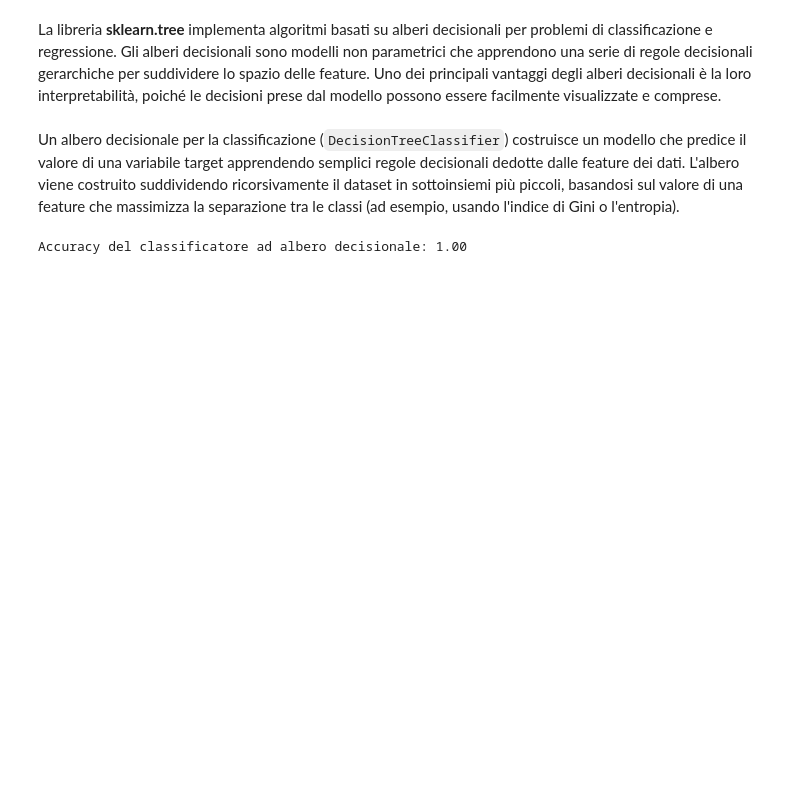
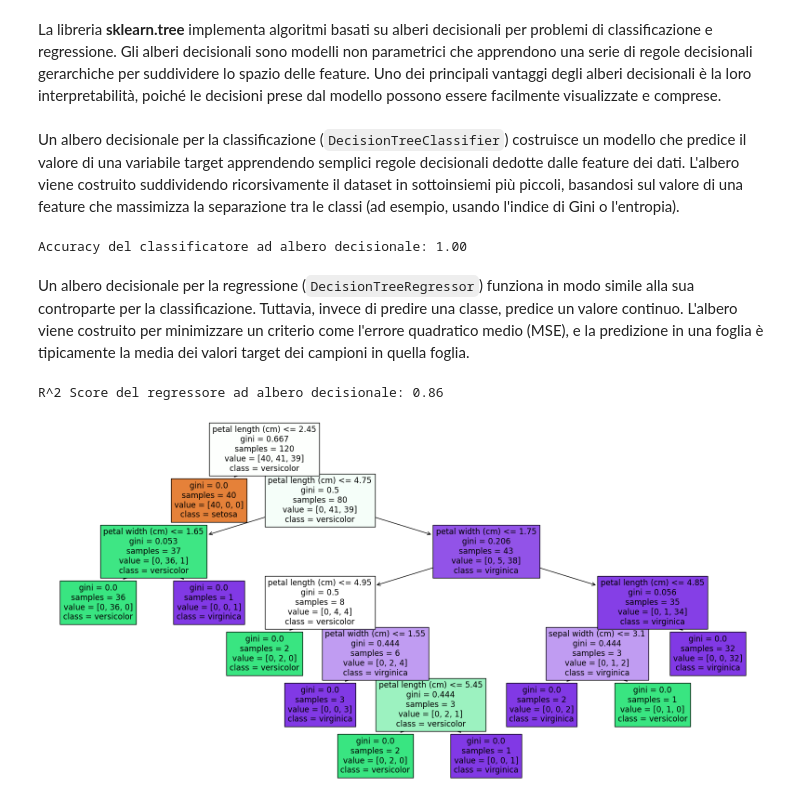
Before and after one commit to francescobifulco/python_corso, a Jupyter notebook: tutorial su machine leaning/tutorial_su_albero_decisionale.ipynb, the cells around one changed output. Cells and saved outputs as stored; diff of their text form; code cells hidden in the pictures; blank space fills up the shorter version.

```diff
--- a/tutorial su machine leaning/tutorial_su_albero_decisionale.ipynb
+++ b/tutorial su machine leaning/tutorial_su_albero_decisionale.ipynb
@@ -28,3 +28,32 @@ accuracy = clf.score(X_test, y_test)
 print(f"Accuracy del classificatore ad albero decisionale: {accuracy:.2f}")
 # %% [output]
 Accuracy del classificatore ad albero decisionale: 1.00
+# %% [markdown]
+Un albero decisionale per la regressione (`DecisionTreeRegressor`) funziona in modo simile alla sua controparte per la classificazione. Tuttavia, invece di predire una classe, predice un valore continuo. L'albero viene costruito per minimizzare un criterio come l'errore quadratico medio (MSE), e la predizione in una foglia è tipicamente la media dei valori target dei campioni in quella foglia.
+# %%
+# Esempio: Regressione con DecisionTreeRegressor
+# Genera un dataset di regressione
+X, y = make_regression(n_samples=100, n_features=1, noise=10, random_state=42)
+
+# Suddivide i dati in training e test set
+X_train, X_test, y_train, y_test = train_test_split(X, y, test_size=0.2, random_state=42)
+
+# Crea e addestra il modello di albero decisionale per la regressione
+reg = DecisionTreeRegressor(random_state=42)
+reg.fit(X_train, y_train)
+
+# Valuta il modello
+score = reg.score(X_test, y_test)
+print(f"R^2 Score del regressore ad albero decisionale: {score:.2f}")
+# %% [output]
+R^2 Score del regressore ad albero decisionale: 0.86
+# %%
+# Esempio:
+import matplotlib.pyplot as plt
+
+# Visualizza l'albero decisionale addestrato per la classificazione
+plt.figure(figsize=(20,10))
+plot_tree(clf, filled=True, feature_names=iris.feature_names, class_names=iris.target_names)
+plt.show()
+# %% [output]
+[figure, added]
```
Also changed, not shown: 13 other files.
